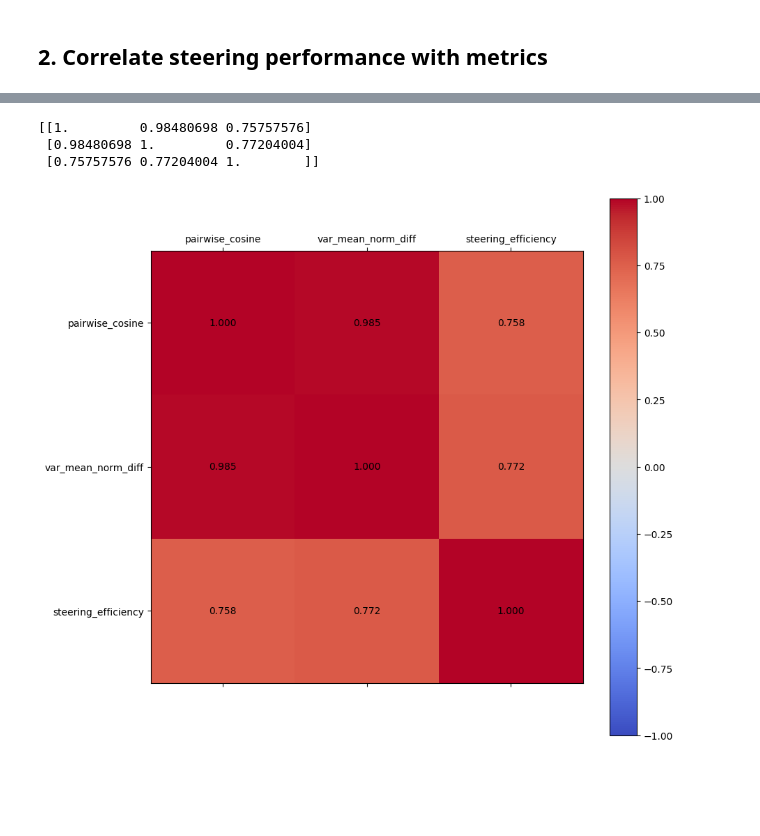
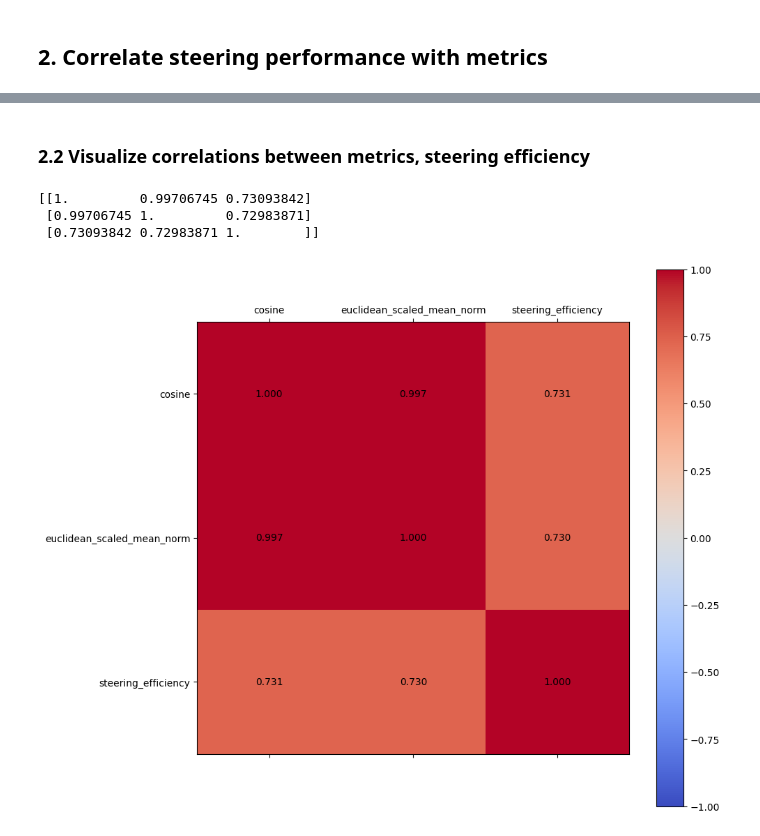
Before and after one commit to dtch1997/repepo, a Jupyter notebook: repepo/experiments/steering/inspect_results.ipynb, the cells around one changed output, grey strips where cells are left out. Saved outputs shown, nothing was run; the diff lists cells and outputs as text; code cells hidden in the pictures; blank space fills up the shorter version.

Commit message:
Update metrics computation

```diff
--- a/repepo/experiments/steering/inspect_results.ipynb
+++ b/repepo/experiments/steering/inspect_results.ipynb
@@ -136,3 +145,5 @@ Text(0, 0.5, 'Slope of best-fit line')
+# %% [markdown]
+### 2.2 Visualize correlations between metrics, steering efficiency
 # %%
 # Create dict of (dataset) x 10 matrices for metrics
 import numpy as np
@@ -146,7 +157,7 @@ matrices["steering_efficiency"] = slopes_mat
 for metric_name in metric_names:
     metrics = get_all_metrics(configs, metric_name)
     # assert len(metrics) == 6
-    assert len(layers) == 10
+    # assert len(layers) == 10
     metrics_mat = np.zeros(shape = (len(metrics), len(layers)))
     for i, (dataset_name, layerwise_metrics) in enumerate(metrics.items()):
         metric_values = [layerwise_metrics[k] for k in layers]
@@ -161,48 +172,46 @@ for metric_name in metric_names:
 
 flattened_matrices = {k: v.flatten() for k, v in matrices.items()}
 _to_keep = (
-    "pairwise_cosine",
-    # "pairwise_dot_product",
-    "var_mean_norm_diff",
-    # "unscaled_var",
+    "cosine",
+    "euclidean_scaled_mean_norm",
     "steering_efficiency"
 )
 flattened_matrices = {k: flattened_matrices[k] for k in _to_keep}
 
 # Invert the variances to make them into similarity metrics
-flattened_matrices["var_mean_norm_diff"] = -flattened_matrices["var_mean_norm_diff"]
+flattened_matrices["euclidean_scaled_mean_norm"] = -flattened_matrices["euclidean_scaled_mean_norm"]
 # flattened_matrices["unscaled_var"] = -flattened_matrices["unscaled_var"]
 
 
 # Compute spearman correlation between each pair of metrics
 from scipy.stats import spearmanr
 correlation_matrix = np.zeros(shape = (len(flattened_matrices), len(flattened_matrices)))
 for i, (name1, mat1) in enumerate(flattened_matrices.items()):
     for j, (name2, mat2) in enumerate(flattened_matrices.items()):
         rho, p = spearmanr(mat1, mat2)
         correlation_matrix[i, j] = rho
 
 # Plot correlation matrix
 fig, ax = plt.subplots(1, 1, figsize=(10, 10))
 cax = ax.matshow(correlation_matrix, cmap="coolwarm", clim=(-1, 1))
 # Axis labels using _to_keep
 ax.set_xticks(range(len(_to_keep)))
 ax.set_yticks(range(len(_to_keep)))
 ax.set_xticklabels(_to_keep)
 ax.set_yticklabels(_to_keep)
 
 # Add values
 for i in range(len(_to_keep)):
     for j in range(len(_to_keep)):
         ax.text(i, j, f"{correlation_matrix[j, i]:.3f}", ha="center", va="center", color="black")
 
 
 fig.colorbar(cax)
 
 
 print(correlation_matrix)
 # %% [output]
-[[1.         0.98480698 0.75757576]
- [0.98480698 1.         0.77204004]
- [0.75757576 0.77204004 1.        ]]
+[[1.         0.99706745 0.73093842]
+ [0.99706745 1.         0.72983871]
+ [0.73093842 0.72983871 1.        ]]
-[figure, old version]
+[figure, new version]
```
Also changed, not shown: parts of 9 cells of this notebook, 3 other files.
